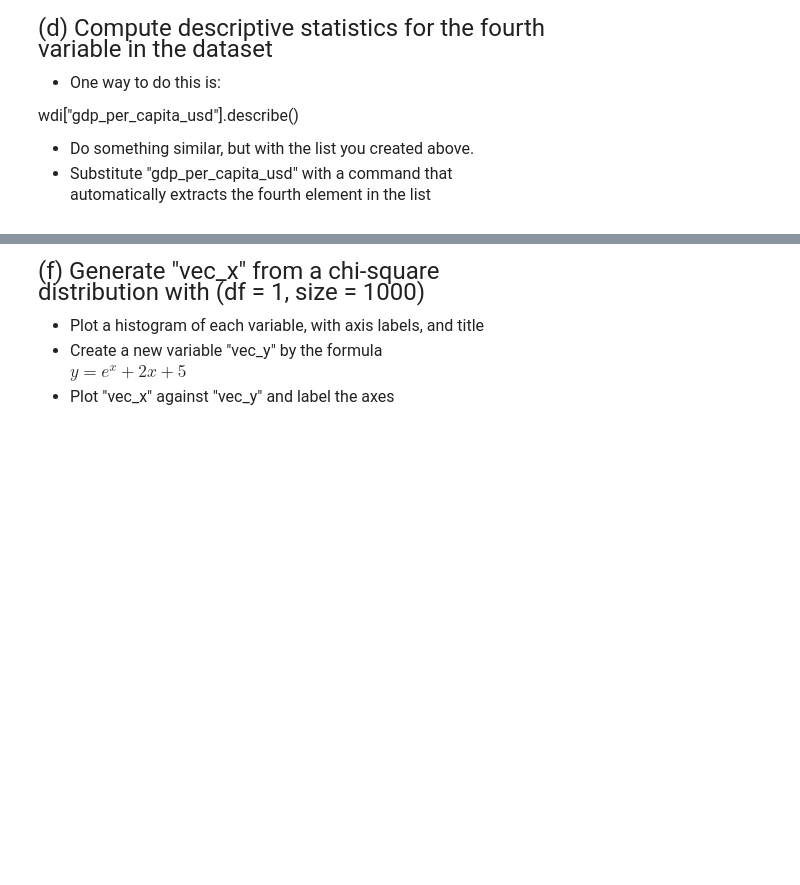
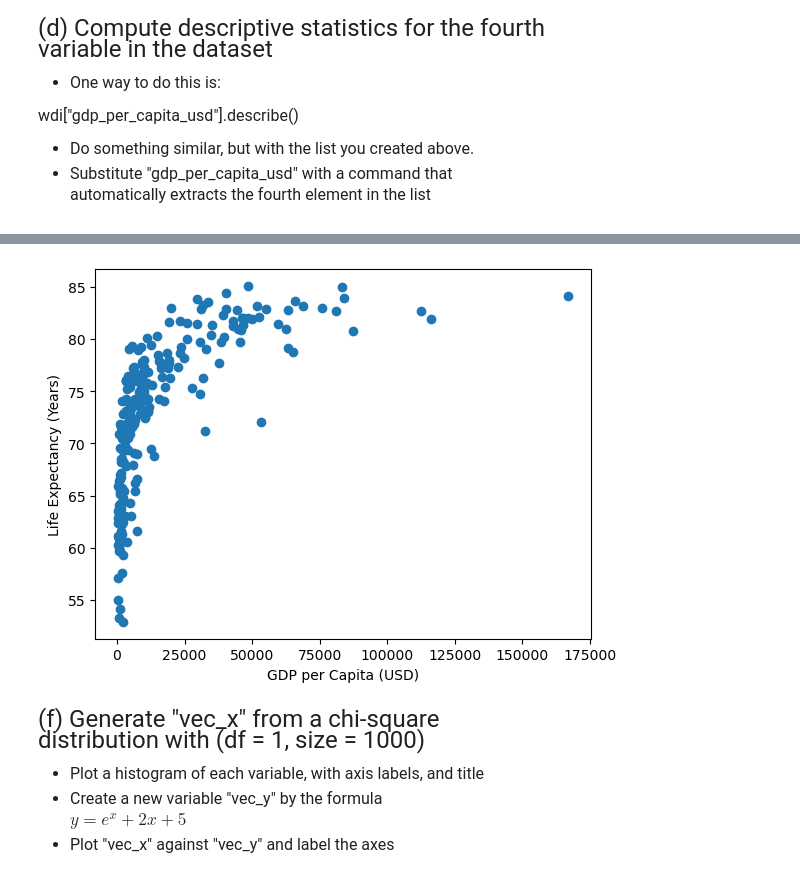
Before and after one commit to maxinehb/datasci530fall2026, a Jupyter notebook: Lecture 01/Lecture 1 - Exercises.ipynb, the cells around one changed output, grey strips where cells are left out. Cells and saved outputs as stored; diff of their text form; code cells hidden in the pictures; blank space fills up the shorter version.

```diff
--- a/Lecture 01/Lecture 1 - Exercises.ipynb
+++ b/Lecture 01/Lecture 1 - Exercises.ipynb
@@ -46,0 +67,7 @@ in the "data" folder
+# %%
+# Write your own code
+
+# Read it as a pandas object called "wdi"
+wdi = pd.read_csv("data/worldbank_wdi_2019.csv")
+
+print(wdi.head())
@@ -90,3 +147,13 @@ in the x-axis and "lifexpectancy" in the y-axis. Label the axes.
+# %%
+# Write your own code
+
+plt.scatter(x = wdi['gdp_per_capita_usd'], y = wdi['life_expectancy'])
+plt.xlabel("GDP per Capita (USD)")
+plt.ylabel("Life Expectancy (Years)")
+
+plt.show()
+# %% [output]
+[figure, added]
 # %% [markdown]
 <font size = "5">
 
```
Also changed, not shown: parts of 14 cells of this notebook, 3 other files.
